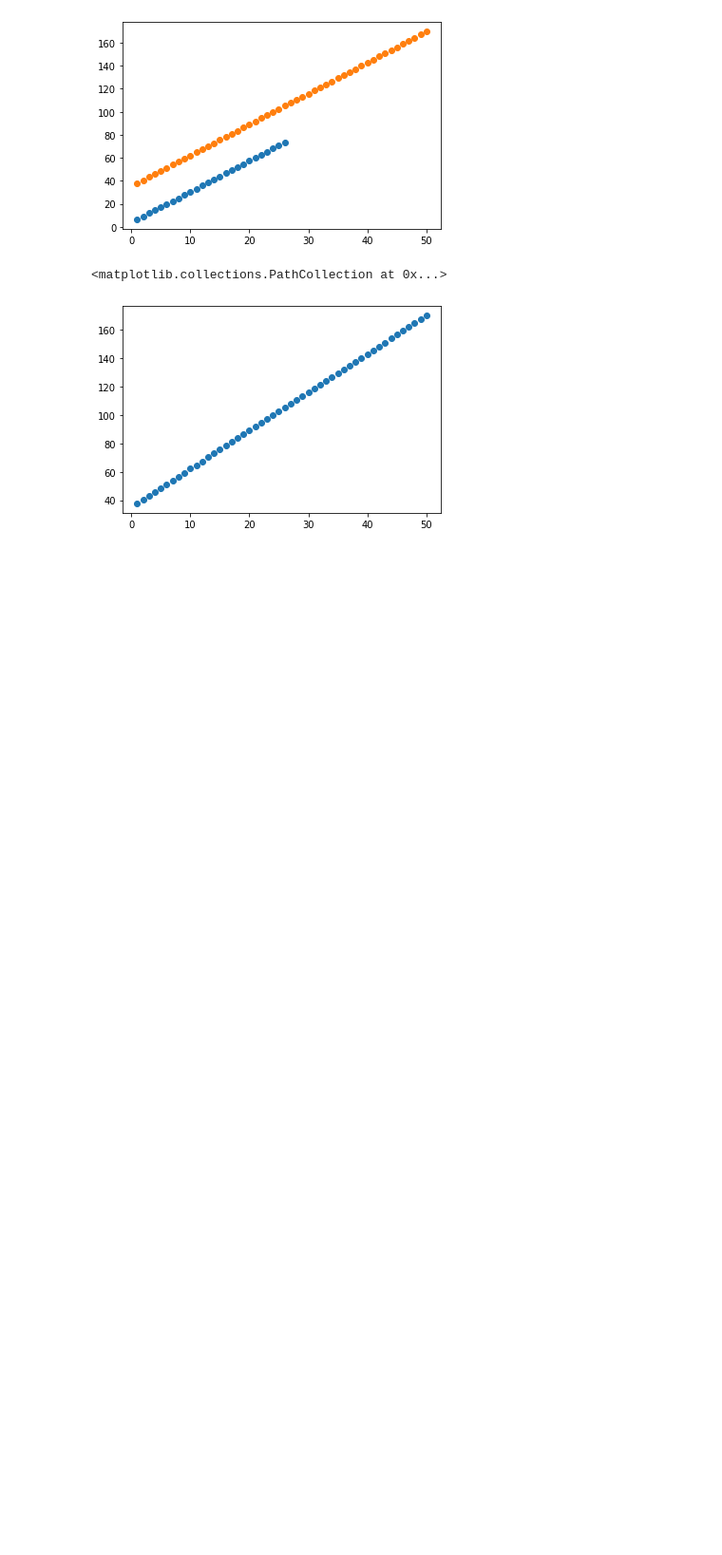
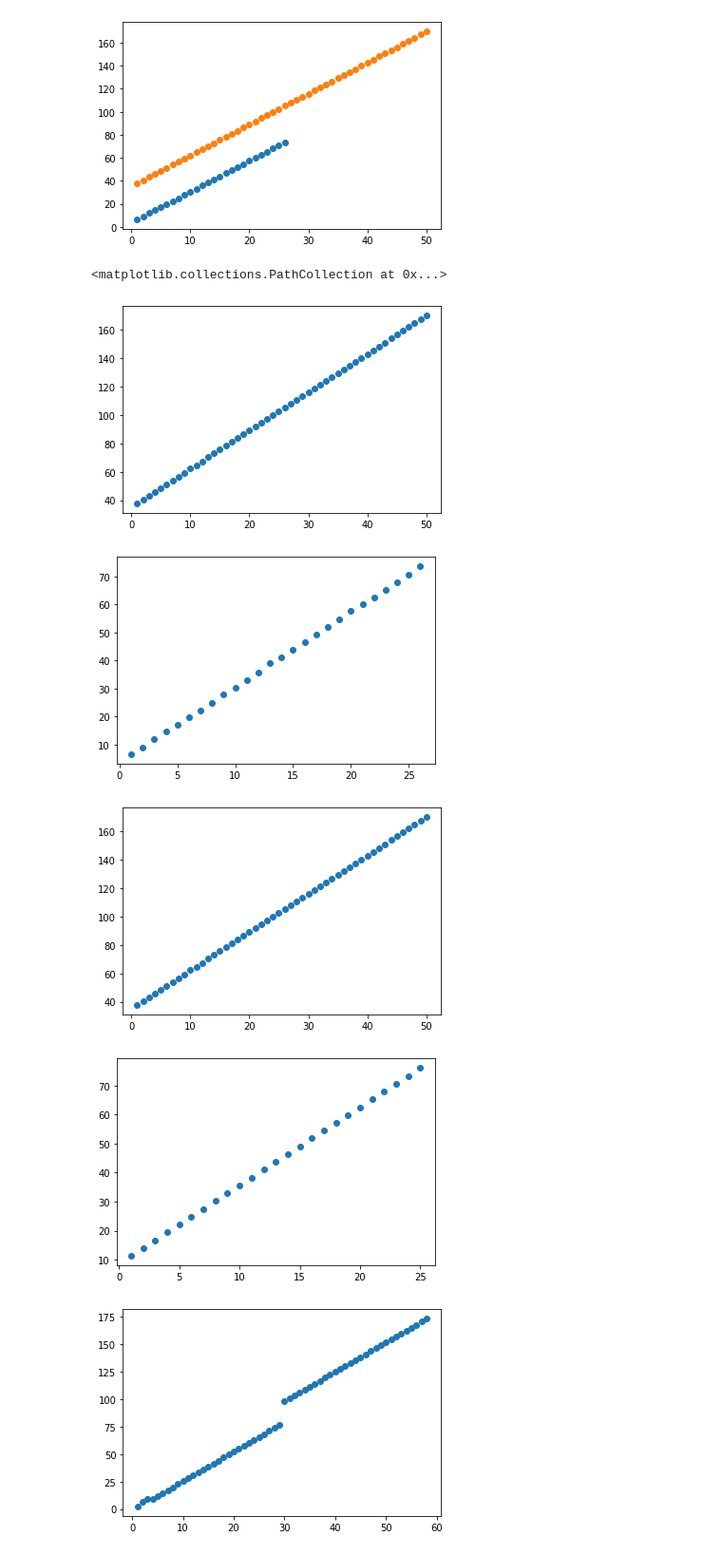
Before and after one commit to svendstar/MyAppliedStatistics2020repository, a Jupyter notebook: Measurement_of_each_persons_pendulum.ipynb, the cells around one changed output. Shown at 95% size. Saved outputs shown, nothing was run; the diff lists cells and outputs as text; code cells hidden in the pictures; blank space fills up the shorter version.

```diff
--- a/Measurement_of_each_persons_pendulum.ipynb
+++ b/Measurement_of_each_persons_pendulum.ipynb
@@ -70,3 +70,12 @@ plt.scatter(Liam_Full_Pendulum_Period_timings[:,0],Liam_Full_Pendulum_Period_tim
 # %%
 def uncertainty(data):
   return plt.scatter(data[:,0],data[:,1])
+# %%
+for i in range(len(data)):
+  plt.figure(i)
+  uncertainty(data[i])
+# %% [output]
+[figure, added]
+[figure, added]
+[figure, added]
+[figure, added]
```
Also changed, not shown: parts of 6 cells of this notebook.
